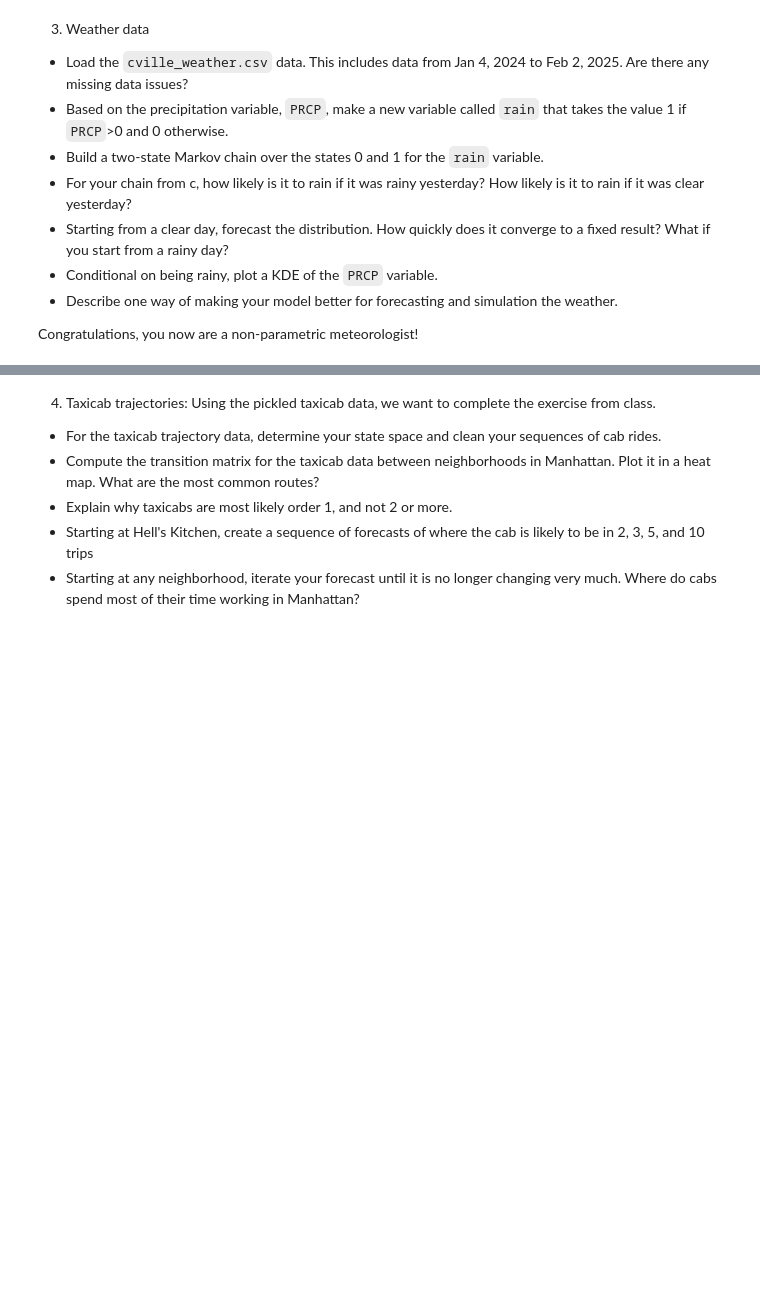
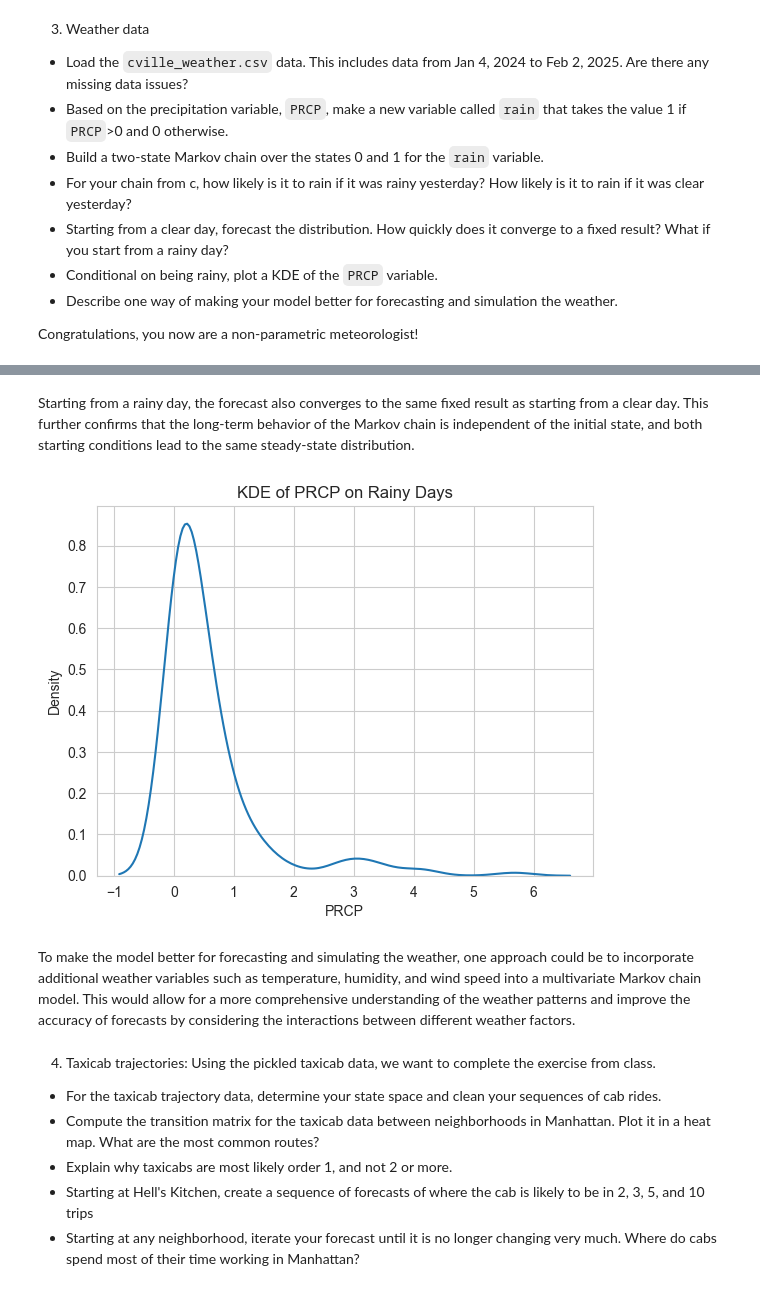
Before and after one commit to heywoodwt/ds_5030_work, a Jupyter notebook: assignment_5.ipynb, the cells around one changed output, grey strips where cells are left out. Saved outputs shown, nothing was run; the diff lists cells and outputs as text; code cells hidden in the pictures; blank space fills up the shorter version.

```diff
--- a/assignment_5.ipynb
+++ b/assignment_5.ipynb
@@ -169,3 +199,9 @@ T = np.array([[ 1/4, 1/2],
 - Describe one way of making your model better for forecasting and simulation the weather.
 
 Congratulations, you now are a non-parametric meteorologist!
+# %%
+import pandas as pd
+
+cville_weather = pd.read_csv('data/cville_weather.csv')
+
+cville_weather.isnull().sum()
@@ -171,0 +223,5 @@ Congratulations, you now are a non-parametric meteorologist!
+# %%
+cville_weather['rain'] = (cville_weather['PRCP'] > 0).astype(int)
+
+transition_matrix = pd.crosstab(cville_weather['rain'].shift(1), cville_weather['rain'], normalize=0)
+print(transition_matrix)
@@ -172,3 +273,19 @@ Congratulations, you now are a non-parametric meteorologist!
+# %% [markdown]
+Starting from a rainy day, the forecast also converges to the same fixed result as starting from a clear day. This further confirms that the long-term behavior of the Markov chain is independent of the initial state, and both starting conditions lead to the same steady-state distribution.
+# %%
+# Conditional on being rainy, plot a KDE of the PRCP variable.
+import seaborn as sns
+import matplotlib.pyplot as plt
+rainy_days = cville_weather[cville_weather['rain'] == 1]
+sns.kdeplot(rainy_days['PRCP'])
+plt.title('KDE of PRCP on Rainy Days')
+plt.xlabel('PRCP')
+plt.ylabel('Density')
+plt.show()
+# %% [output]
+[figure, added]
+# %% [markdown]
+To make the model better for forecasting and simulating the weather, one approach could be to incorporate additional weather variables such as temperature, humidity, and wind speed into a multivariate Markov chain model. This would allow for a more comprehensive understanding of the weather patterns and improve the accuracy of forecasts by considering the interactions between different weather factors.
 # %% [markdown]
 4. Taxicab trajectories: Using the pickled taxicab data, we want to complete the exercise from class.
 
```
Also changed, not shown: parts of 23 cells of this notebook.
